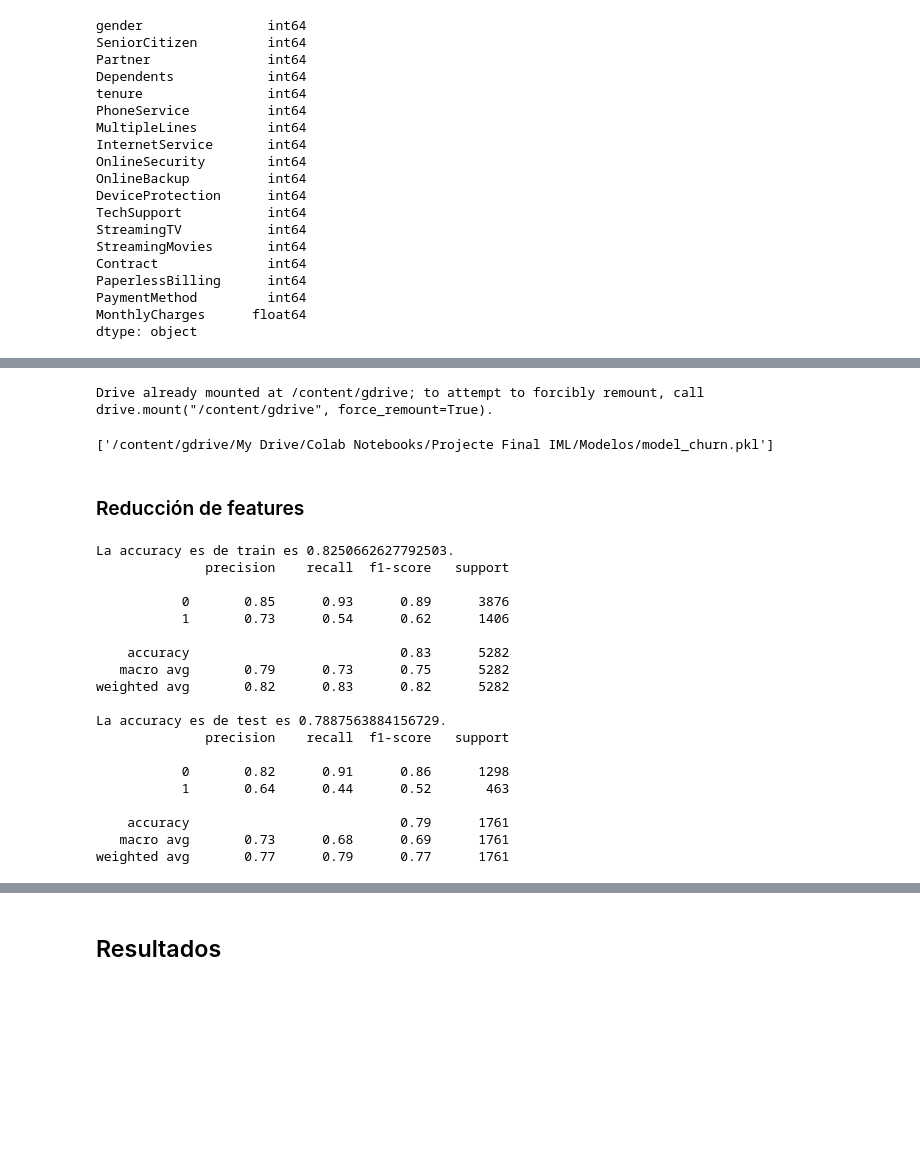
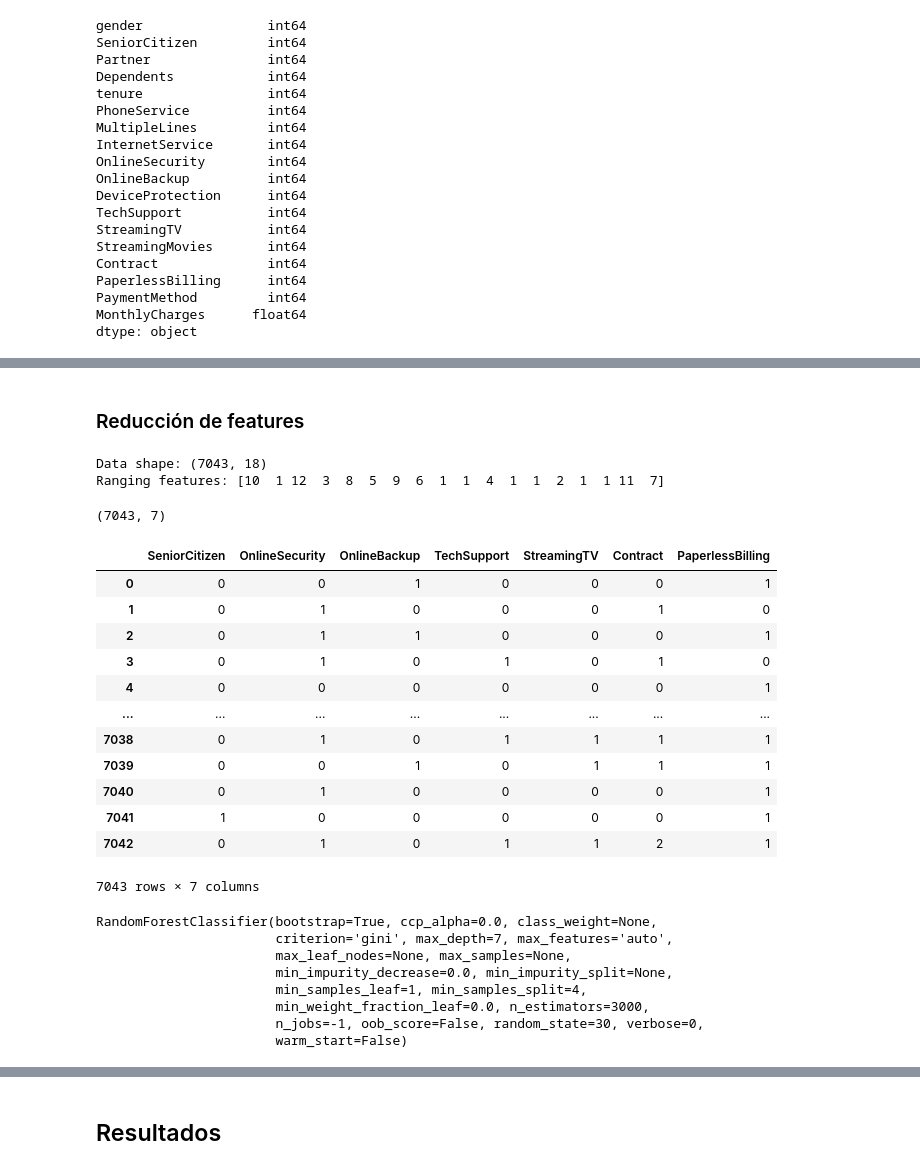
Before and after one commit to marcbonastre/RepoTestGroup3, a Jupyter notebook: PROYECTO_FINAL/Notebooks/BT_MLT_Churn.ipynb, the cells around one changed output, grey strips where cells are left out. Drawn from its saved outputs; the diff is of its cells as text; code cells hidden in the pictures; blank space fills up the shorter version.

```diff
--- a/PROYECTO_FINAL/Notebooks/BT_MLT_Churn.ipynb
+++ b/PROYECTO_FINAL/Notebooks/BT_MLT_Churn.ipynb
@@ -381,36 +390,54 @@ RFC.fit(X_train, y_train)
-# %%
-from google.colab import drive
-drive.mount('/content/gdrive')
-# %% [output]
-Drive already mounted at /content/gdrive; to attempt to forcibly remount, call drive.mount("/content/gdrive", force_remount=True).
-# %%
-import joblib
-filename = '/content/gdrive/My Drive/Colab Notebooks/Projecte Final IML/Modelos/model_churn.pkl'
-joblib.dump(RFC, filename)
-# %% [output]
-['/content/gdrive/My Drive/Colab Notebooks/Projecte Final IML/Modelos/model_churn.pkl']
 # %% [markdown]
 ### Reducción de features
+# %%
+from sklearn.svm import SVC
+from sklearn.feature_selection import RFE
+
+print('Data shape: {}'.format(X.shape))
+
+# Create the RFE object and rank each pixel
+svc = SVC(kernel="linear", C=1)
+# clf = tree.DecisionTreeClassifier()
+rfe = RFE(estimator=svc, n_features_to_select=7, step=1)
+rfe.fit(X, y)
+print('Ranging features: {}'.format(rfe.ranking_))
+array=[]
+for i in range(len(rfe.ranking_)):
+  if rfe.ranking_[i] != 1:
+     array.append(X.columns[i])
+new_X = X
+new_X = new_X.drop(columns=array)
+new_X.shape
+# %% [output]
+Data shape: (7043, 18)
+Ranging features: [10  1 12  3  8  5  9  6  1  1  4  1  1  2  1  1 11  7]
+(7043, 7)
+# %%
+new_X
+# %% [output]
+|  | SeniorCitizen | OnlineSecurity | OnlineBackup | TechSupport | StreamingTV | Contract | PaperlessBilling |
+| 0 | 0 | 0 | 1 | 0 | 0 | 0 | 1 |
+| 1 | 0 | 1 | 0 | 0 | 0 | 1 | 0 |
+| 2 | 0 | 1 | 1 | 0 | 0 | 0 | 1 |
+| 3 | 0 | 1 | 0 | 1 | 0 | 1 | 0 |
+| 4 | 0 | 0 | 0 | 0 | 0 | 0 | 1 |
+| ... | ... | ... | ... | ... | ... | ... | ... |
+| 7038 | 0 | 1 | 0 | 1 | 1 | 1 | 1 |
+| 7039 | 0 | 0 | 1 | 0 | 1 | 1 | 1 |
+| 7040 | 0 | 1 | 0 | 0 | 0 | 0 | 1 |
+| 7041 | 1 | 0 | 0 | 0 | 0 | 0 | 1 |
+| 7042 | 0 | 1 | 0 | 1 | 1 | 2 | 1 |
+7043 rows × 7 columns
 # %%
+X_train_rf, X_test_rf, y_train_rf, y_test_rf = train_test_split(new_X, y, test_size = 0.25, random_state = 0)
 RFC_rf = RandomForestClassifier(max_depth = 7, min_samples_split = 4, n_estimators = 3000,random_state = 30, n_jobs = -1)
-RFC_rf.fit(X_train, y_train)
+RFC_rf.fit(X_train_rf, y_train_rf)
 # %% [output]
-La accuracy es de train es 0.8250662627792503.
-              precision    recall  f1-score   support
-
-           0       0.85      0.93      0.89      3876
-           1       0.73      0.54      0.62      1406
-
-    accuracy                           0.83      5282
-   macro avg       0.79      0.73      0.75      5282
-weighted avg       0.82      0.83      0.82      5282
-
-La accuracy es de test es 0.7887563884156729.
-              precision    recall  f1-score   support
-
-           0       0.82      0.91      0.86      1298
-           1       0.64      0.44      0.52       463
-
-    accuracy                           0.79      1761
-   macro avg       0.73      0.68      0.69      1761
-weighted avg       0.77      0.79      0.77      1761
+RandomForestClassifier(bootstrap=True, ccp_alpha=0.0, class_weight=None,
+                       criterion='gini', max_depth=7, max_features='auto',
+                       max_leaf_nodes=None, max_samples=None,
+                       min_impurity_decrease=0.0, min_impurity_split=None,
+                       min_samples_leaf=1, min_samples_split=4,
+                       min_weight_fraction_leaf=0.0, n_estimators=3000,
+                       n_jobs=-1, oob_score=False, random_state=30, verbose=0,
+                       warm_start=False)
```
Also changed, not shown: parts of 16 cells of this notebook, 9 other files.
